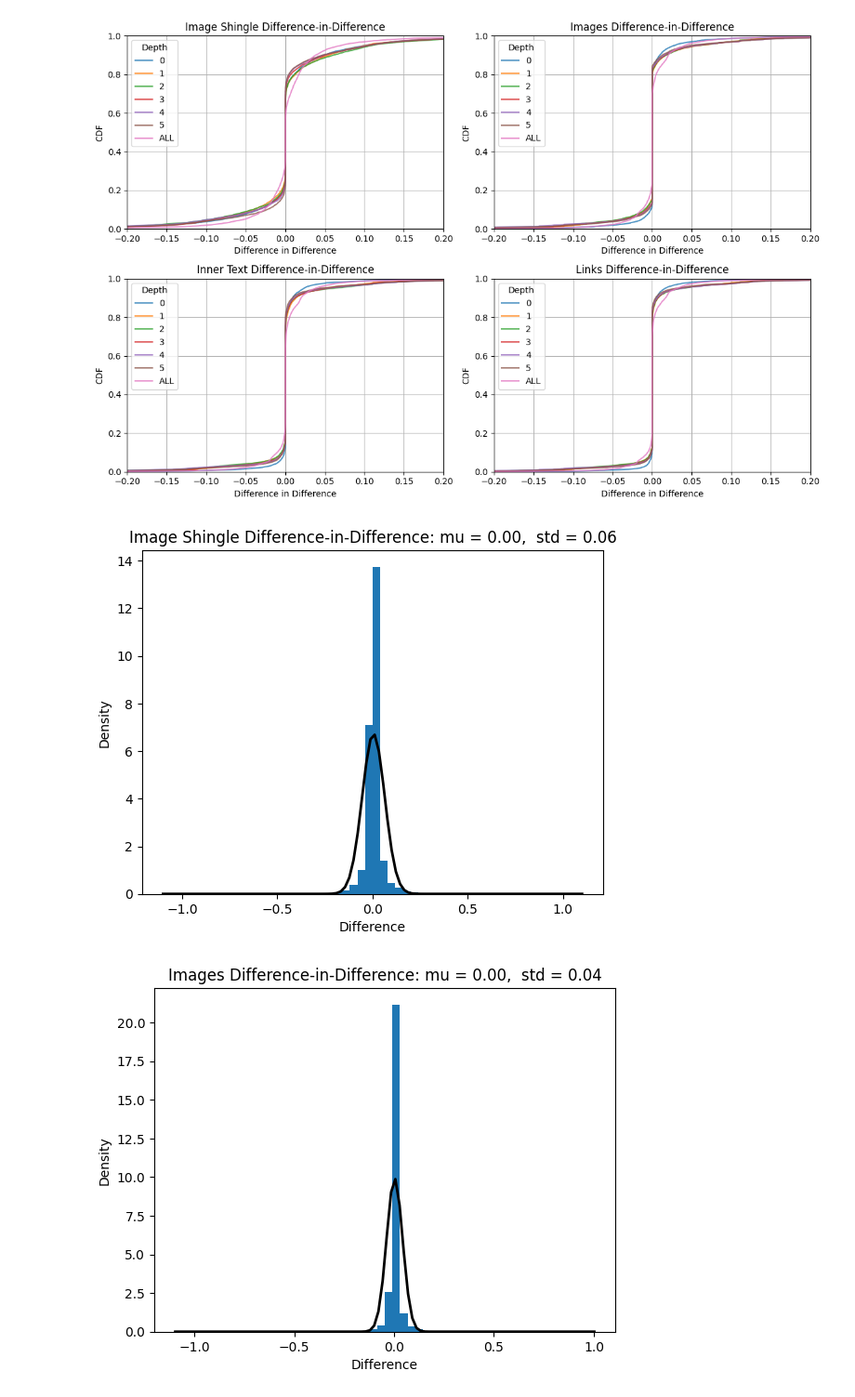
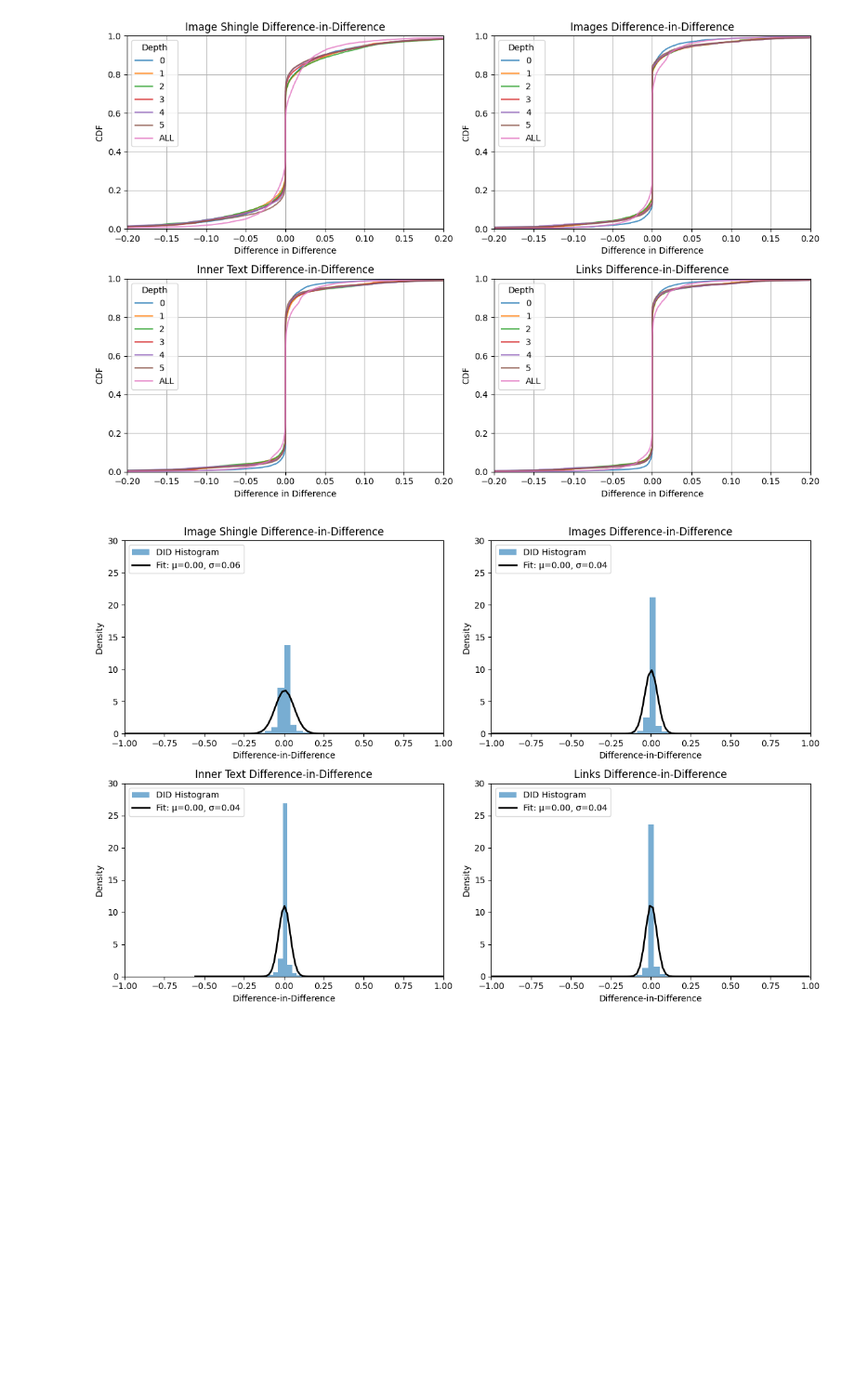
Before and after one commit to maxwellmlin/cookie-classify, a Jupyter notebook: classification_algo.ipynb, the cells around one changed output. Shown at 93% size. Drawn from its saved outputs; the diff is of its cells as text; code cells hidden in the pictures; blank space fills up the shorter version.

Commit message:
Multiple subplots

```diff
--- a/classification_algo.ipynb
+++ b/classification_algo.ipynb
@@ -643,37 +643,42 @@ plt.savefig(FIGURE_PATH / 'combined_jaccard_did.png', bbox_inches='tight', dpi=6
 # %% [output]
 [figure]
 # %%
-import numpy as np
-from scipy.stats import norm
-import matplotlib.pyplot as plt
-
 names = {
     "shingle_did": "Image Shingle Difference-in-Difference",
     "img_did": "Images Difference-in-Difference",
     "innerText_did": "Inner Text Difference-in-Difference",
     "links_did": "Links Difference-in-Difference",
 }
 
-for diff_type, label in names.items():
+# Setup the figure and axes for a 2x2 grid
+fig, axs = plt.subplots(2, 2, figsize=(12, 8))  # Adjust the size as needed
+axs = axs.flatten()  # Flatten to ease the iteration
+
+for i, (diff_type, label) in enumerate(names.items()):
     data = unraveled_domains[diff_type]["ALL"]
 
     # Fit a normal distribution to the data:
     mu, std = norm.fit(data)
 
-    # Plot the histogram.
-    plt.hist(data, bins=50, density=True)
+    # Plot the histogram on subplot
+    axs[i].hist(data, bins=50, density=True, alpha=0.6, label='DID Histogram')
 
-    # Plot the PDF.
-    xmin, xmax = plt.xlim()
+    # Plot the PDF on subplot
+    xmin, xmax = axs[i].get_xlim()
     x = np.linspace(xmin, xmax, 100)
     p = norm.pdf(x, mu, std)
-    plt.plot(x, p, 'k', linewidth=2)
-    title = f"{label}: mu = %.2f,  std = %.2f" % (mu, std)
-    plt.title(title)
-    plt.xlabel('Difference')
-    plt.ylabel('Density')
+    axs[i].plot(x, p, 'k', linewidth=2, label='Fit: μ=%.2f, σ=%.2f' % (mu, std))
 
-    plt.show()
+    # Setting title, labels, and legend
+    axs[i].set_title(label)
+    axs[i].set_xlabel('Difference-in-Difference')
+    axs[i].set_ylabel('Density')
+    axs[i].legend(loc='upper left')
+    axs[i].axis([-1, 1, 0, 30])
+
+# Adjust layout to prevent overlap
+plt.tight_layout()
+
+plt.savefig(FIGURE_PATH / 'combined_fit_gaussian.png', bbox_inches='tight', dpi=600, facecolor='white')
 # %% [output]
-[figure, old version]
+[figure, new version]
-[figure, removed]
```
Also changed, not shown: parts of 2 cells of this notebook.
